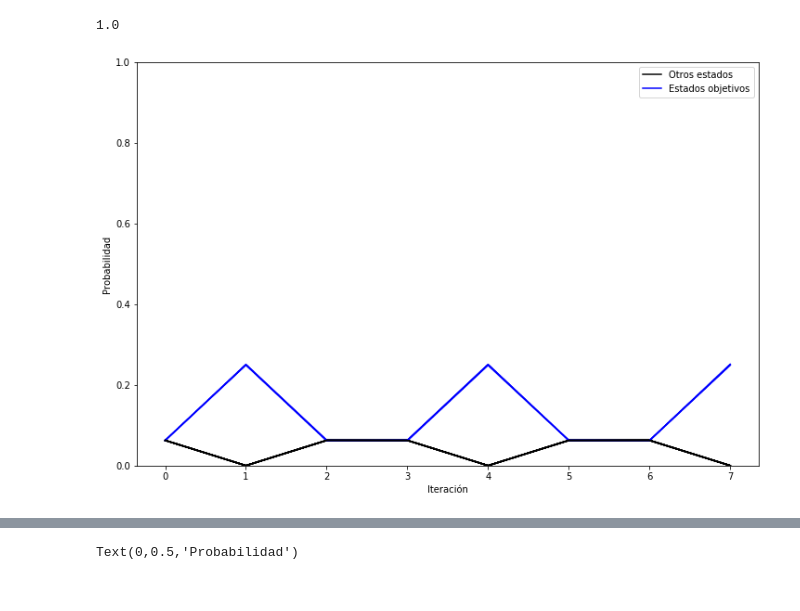
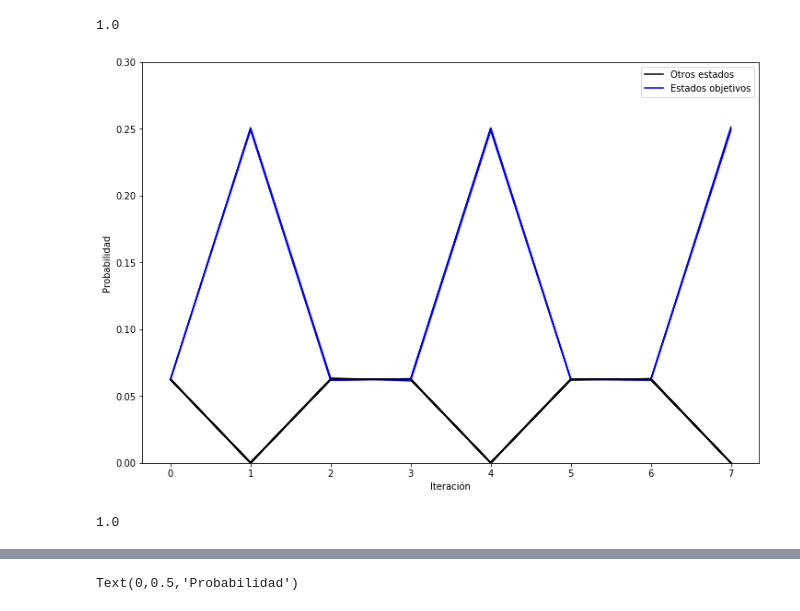
Before and after one commit to mcasanova1445/transmon-thesis, a Jupyter notebook: Grover/Results3-lossless/Untitled.ipynb, the cells around one changed output, grey strips where cells are left out. Saved outputs shown, nothing was run; the diff lists cells and outputs as text; code cells hidden in the pictures.

```diff
--- a/Grover/Results3-lossless/Untitled.ipynb
+++ b/Grover/Results3-lossless/Untitled.ipynb
@@ -71,19 +71,47 @@ print(sum)
 # %%
 fig, axes = plt.subplots(1, 1, sharex=True, figsize=(12,8))
 
 for i in range(16):
     if i == 4:
         axes.plot(np.abs([1/np.sqrt(16)]+a[i])**2, c='b', label='Estados objetivos')
     elif i == 5 or i == 12 or i == 13:
         axes.plot(np.abs([1/np.sqrt(16)]+a[i])**2, c='b')
     elif i == 0:
         axes.plot(np.abs([1/np.sqrt(16)]+a[i])**2, c='k', label='Otros estados')
     else:
         axes.plot(np.abs([1/np.sqrt(16)]+a[i])**2, c='k')
 axes.set_xlabel('Iteración')
 axes.set_ylabel('Probabilidad')
-axes.set_ylim(0,1)
+axes.set_ylim(0,0.3)
 axes.legend()
 fig.savefig('../../img/grover3lossless.eps', format='eps')
 # %% [output]
-[figure, old version]
+[figure, new version]
+# %%
+
+a = []
+a += [[0,-(1/4),-(1/4),0,1/4,1/4,0]]
+a += [[0,-(1/4),-(1/4),0,1/4,1/4,0]]
+a += [[0,-(1/4),-(1/4),0,1/4,1/4,0]]
+a += [[0,-(1/4),-(1/ 4),0,1/ 4,1/ 4,0]]
+a += [[1/2,1/ 4,-(1/4),-(1/2),-(1/4),1/4,1/2]]
+a += [[1/2,1/4,-(1/4),-(1/ 2),-(1/4),1/4,1/ 2]]
+a += [[0,-(1/4),-(1/4),0,1/4,1/4,0]]
+a += [[0,-(1/4),-(1/4),0,1/4,1/4,0]]
+a += [[0,-(1/4),-(1/4),0,1/4,1/4,0]]
+a += [[0,-(1/4),-(1/ 4),0,1/4,1/4,0]]
+a += [[0,-(1/4),-(1/4),0,1/4,1/4,0]]
+a += [[0,-(1/ 4),-(1/4),0,1/ 4,1/4,0]]
+a += [[1/ 2,1/4,-(1/4),-(1/2),-(1/4),1/ 4,1/2]]
+a += [[1/2,1/ 4,-(1/4),-(1/ 2),-(1/4),1/4,1/2]]
+a += [[0,-(1/4),-(1/4),0,1/4,1/4,0]]
+a += [[0,-(1/4),-(1/ 4),0,1/4,1/4,0]]
+
+
+sum = 0
+for i in range(16):
+    sum += (a[i][-1])**2
+
+print(sum)
+# %% [output]
+1.0
```
Also changed, not shown: parts of 1 cell of this notebook, 38 other files.
